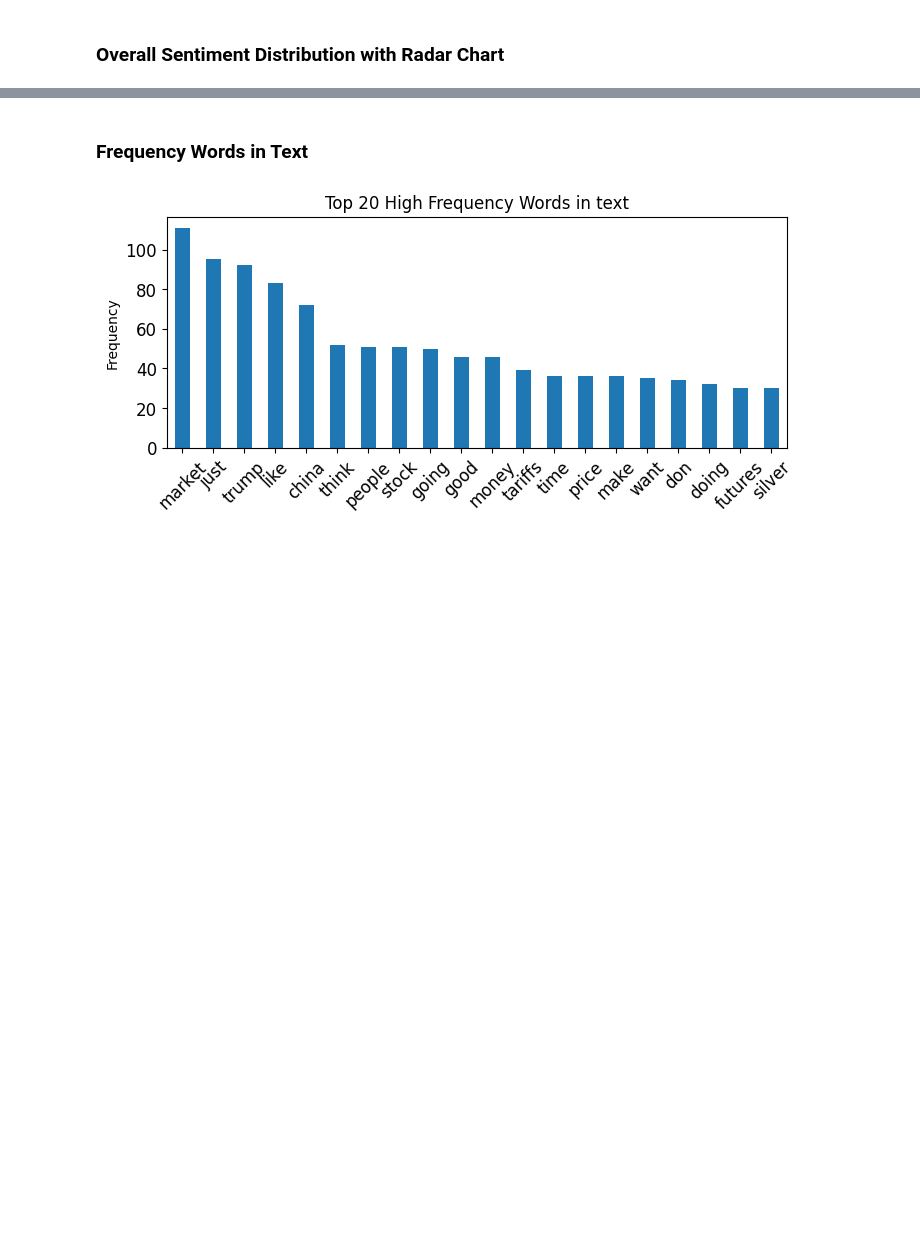
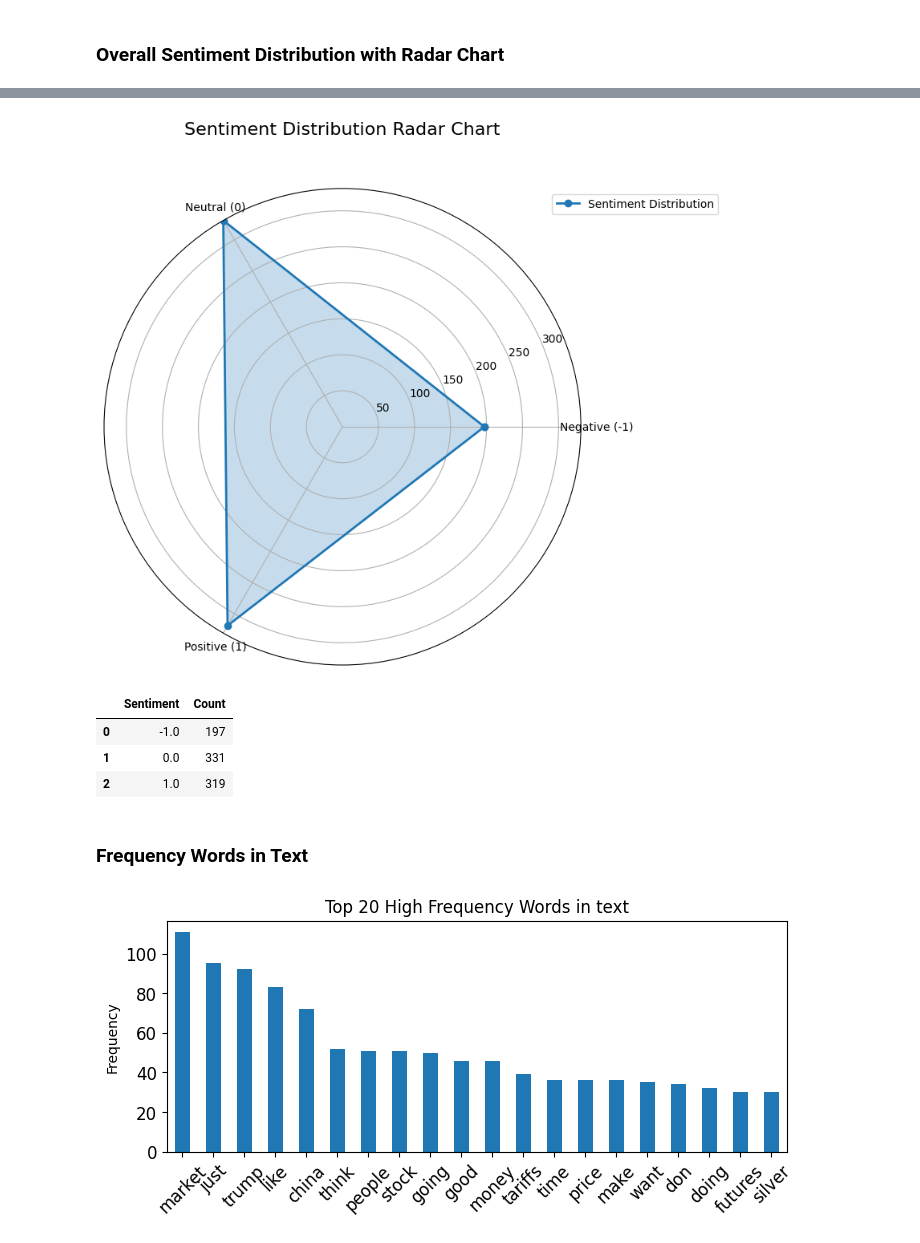
Before and after one commit to jason34105533/DM2025-Lab1-Exercise, a Jupyter notebook: DM2025-Lab1-Homework.ipynb, the cells around one changed output, grey strips where cells are left out. Saved outputs shown, nothing was run; the diff lists cells and outputs as text; code cells hidden in the pictures; blank space fills up the shorter version.

```diff
--- a/DM2025-Lab1-Homework.ipynb
+++ b/DM2025-Lab1-Homework.ipynb
@@ -149,3 +129,56 @@ sentiment_distribution_df
+# %%
+import numpy as np
+
+# Create a radar chart for sentiment distribution using matplotlib
+import matplotlib.pyplot as plt
+
+# Count sentiment values
+sentiment_counts = X['sentiment'].value_counts().sort_index()
+
+# Create radar chart with matplotlib
+categories = ['Negative (-1)', 'Neutral (0)', 'Positive (1)']
+values = sentiment_counts.values
+
+# Number of categories
+N = len(categories)
+
+# Compute angle for each category
+angles = [n / float(N) * 2 * np.pi for n in range(N)]
+angles += angles[:1]  # Complete the circle
+
+# Add the first value to the end to close the radar chart
+values = np.concatenate((values, [values[0]]))
+
+# Create the radar chart
+fig, ax = plt.subplots(figsize=(8, 8), subplot_kw=dict(projection='polar'))
+ax.plot(angles, values, 'o-', linewidth=2, label='Sentiment Distribution')
+ax.fill(angles, values, alpha=0.25)
+
+# Add category labels
+ax.set_xticks(angles[:-1])
+ax.set_xticklabels(categories)
+
+# Set y-axis limits
+ax.set_ylim(0, sentiment_counts.max())
+
+# Add title and legend
+plt.title("Sentiment Distribution Radar Chart", size=16, y=1.1)
+plt.legend(loc='upper right', bbox_to_anchor=(1.3, 1.0))
+
+plt.tight_layout()
+plt.show()
+
+# Print out a table of the sentiment distribution
+sentiment_distribution = X['sentiment'].value_counts().sort_index()
+sentiment_distribution_df = pd.DataFrame(sentiment_distribution).reset_index()
+sentiment_distribution_df.columns = ['Sentiment', 'Count']
+sentiment_distribution_df
+# %% [output]
+[figure, added]
+|  | Sentiment | Count |
+| 0 | -1.0 | 197 |
+| 1 | 0.0 | 331 |
+| 2 | 1.0 | 319 |
 # %% [markdown]
 ### Frequency Words in Text
 # %%
```
Also changed, not shown: parts of 5 cells of this notebook.
